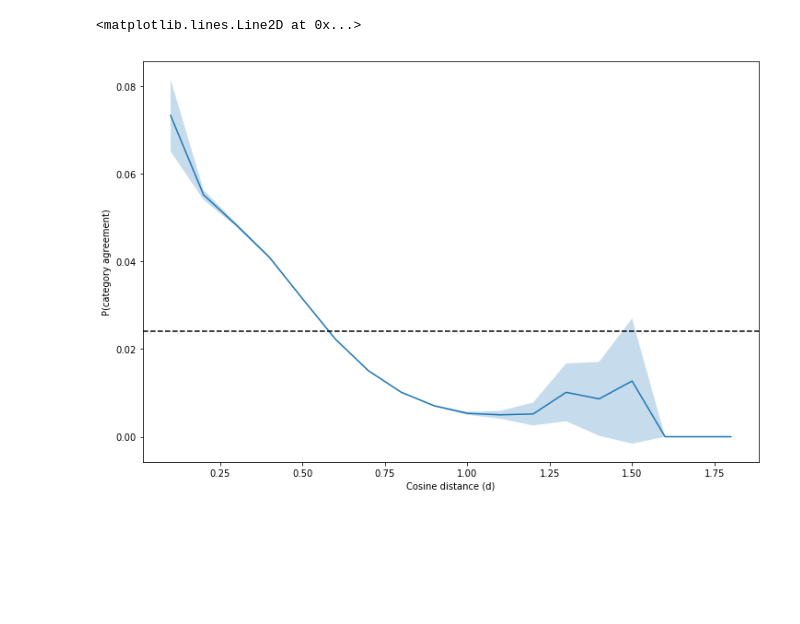
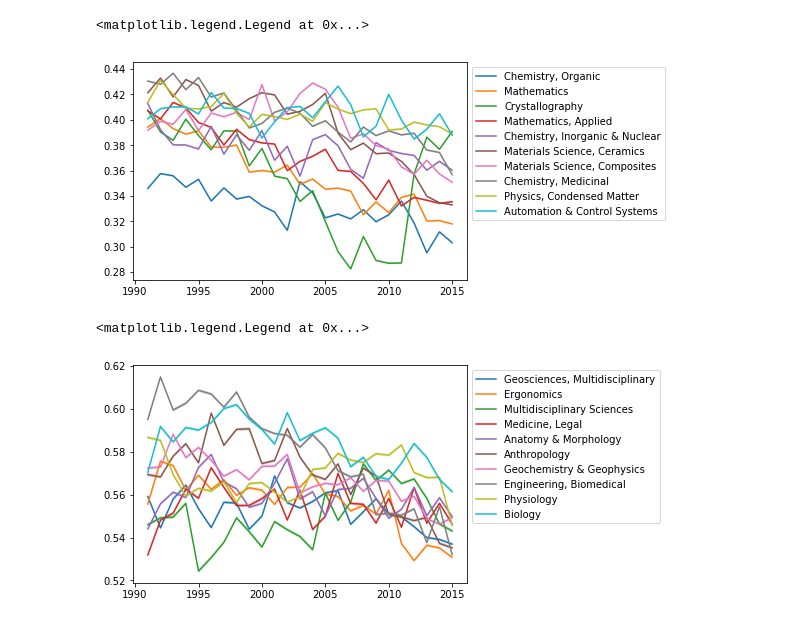
Before and after one commit to jlorince/wos-text-dynamics, a Jupyter notebook: notebooks/eval.ipynb, the cells around one changed output. Cells and saved outputs as stored; diff of their text form; code cells hidden in the pictures; blank space fills up the shorter version.

```diff
--- a/notebooks/eval.ipynb
+++ b/notebooks/eval.ipynb
@@ -13,6 +206,2 @@ acc_df = pd.read_pickle('/Users/jaredlorince/Desktop/temp_data/acc_df.pkl')
 # %%
-cat_results = pickle.load(open('/Users/jaredlorince/Desktop/temp_data/cat_results.pkl','rb'))
-cat_results_binned = pickle.load(open('/Users/jaredlorince/Desktop/temp_data/cat_results_binned.pkl','rb'))
+cry = pickle.load(open('/Users/jaredlorince/Desktop/temp_data/eval_wos/cat_results_year_summary.pkl','rb'))
-# %%
-least_diverse = pd.Series(index=all_cats,data=[cat_results[i].ix['mean'] for i in range(251)]).sort_values()[:5]
-most_diverse = pd.Series(index=all_cats,data=[cat_results[i].ix['mean'] for i in range(251)]).sort_values()[-13:-8]
@@ -40,14 +208,26 @@ plt.legend(loc='upper right');
-# %%
-bins = np.arange(0,2,.1)
-m = acc_df.groupby(np.digitize(acc_df.dist,bins=bins)).agree.mean()
-ci = acc_df.groupby(np.digitize(acc_df.dist,bins=bins)).agree.apply(lambda x: 1.96 * np.std(x)/np.sqrt(len(x)))
-fig,ax = plt.subplots(1,1,figsize=(12,8))
-x = bins[m.index]
-ax.plot(x,m.values)
-ax.fill_between(x,m+ci,m-ci,alpha=.25)
-ax.set_xlabel('Cosine distance (d)')
-ax.set_ylabel('P(category agreement)');
-ax.axhline(acc_df.agree.mean(),c='k',ls='--')
-# %% [output]
-<matplotlib.lines.Line2D at 0x...>
-[figure, removed]
+# %%
+m = pd.DataFrame({outer_k:{inner_k:cry[outer_k][inner_k][0] for inner_k in cry[outer_k]} for outer_k in cry})
+std = pd.DataFrame({outer_k:{inner_k:cry[outer_k][inner_k][1] for inner_k in cry[outer_k]} for outer_k in cry})
+n = pd.DataFrame({outer_k:{inner_k:cry[outer_k][inner_k][2] for inner_k in cry[outer_k]} for outer_k in cry})
+# %%
+cat2idx = {cat:i for i,cat in enumerate(all_cats)}
+for cat,name in [(cat2idx[c],c) for c in least_diverse.index]:
+#    print(all_cats[cat])
+    plt.plot(m[cat],label=name)
+    ci =1.96*std/np.sqrt(n)
+    plt.fill_between(m.index,m[cat]-ci[cat],m[cat]+ci[cat],alpha=.25)
+plt.legend(bbox_to_anchor=(1,1))
+# %% [output]
+<matplotlib.legend.Legend at 0x...>
+[figure, added]
+# %%
+cat2idx = {cat:i for i,cat in enumerate(all_cats)}
+for cat,name in [(cat2idx[c],c) for c in most_diverse.index]:
+#    print(all_cats[cat])
+    plt.plot(m[cat],label=name)
+    ci =1.96*std/np.sqrt(n)
+    plt.fill_between(m.index,m[cat]-ci[cat],m[cat]+ci[cat],alpha=.25)
+plt.legend(bbox_to_anchor=(1,1))
+# %% [output]
+<matplotlib.legend.Legend at 0x...>
+[figure, added]
```
Also changed, not shown: parts of 17 cells of this notebook, 8 other files.
